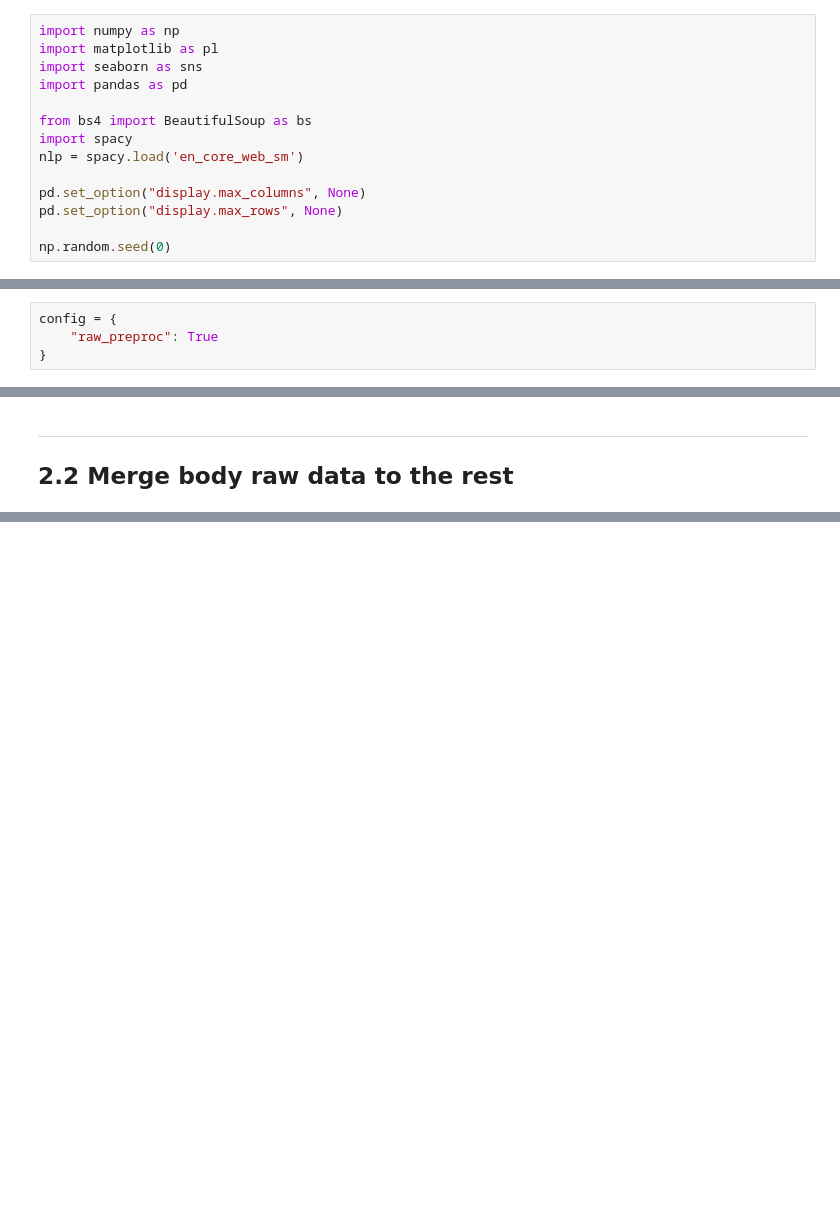
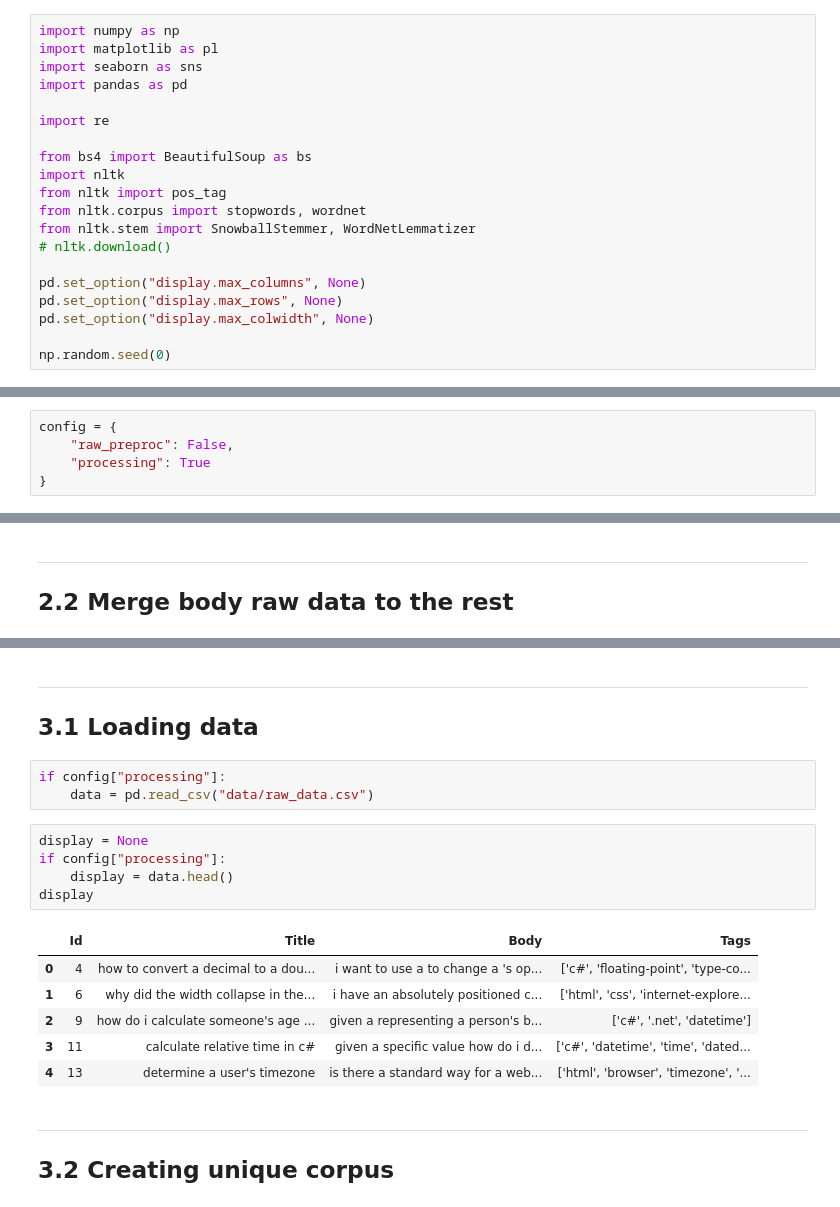
Before and after one commit to curiousmindflow/oc-ml-p5, a Jupyter notebook: preparation.ipynb, the cells around one changed output, grey strips where cells are left out. Cells and saved outputs as stored; diff of their text form; blank space fills up the shorter version.

Commit message:
preprocessing advanced

```diff
--- a/preparation.ipynb
+++ b/preparation.ipynb
@@ -6,12 +6,18 @@ import matplotlib as pl
 import seaborn as sns
 import pandas as pd
 
+import re
+
 from bs4 import BeautifulSoup as bs
-import spacy
-nlp = spacy.load('en_core_web_sm')
+import nltk
+from nltk import pos_tag
+from nltk.corpus import stopwords, wordnet
+from nltk.stem import SnowballStemmer, WordNetLemmatizer
+# nltk.download()
 
 pd.set_option("display.max_columns", None)
 pd.set_option("display.max_rows", None)
+pd.set_option("display.max_colwidth", None)
 
 np.random.seed(0)
 # %% [markdown]
@@ -19,7 +25,8 @@ np.random.seed(0)
 # 1 Config
 # %%
 config = {
-    "raw_preproc": True
+    "raw_preproc": False,
+    "processing": True
 }
 # %% [markdown]
 ***
@@ -73,0 +166,21 @@ raw_data.head(100)
+# %% [markdown]
+***
+## 3.1 Loading data
+# %%
+if config["processing"]:
+    data = pd.read_csv("data/raw_data.csv")
+# %%
+display = None
+if config["processing"]:
+    display = data.head()
+display
+# %% [output]
+|  | Id | Title | Body | Tags |
+| 0 | 4 | how to convert a decimal to a dou... | i want to use a to change a 's op... | ['c#', 'floating-point', 'type-co... |
+| 1 | 6 | why did the width collapse in the... | i have an absolutely positioned c... | ['html', 'css', 'internet-explore... |
+| 2 | 9 | how do i calculate someone's age ... | given a representing a person's b... | ['c#', '.net', 'datetime'] |
+| 3 | 11 | calculate relative time in c# | given a specific value how do i d... | ['c#', 'datetime', 'time', 'dated... |
+| 4 | 13 | determine a user's timezone | is there a standard way for a web... | ['html', 'browser', 'timezone', '... |
+# %% [markdown]
+***
+## 3.2 Creating unique corpus
```
Also changed, not shown: parts of 46 cells of this notebook, 1 other file.
